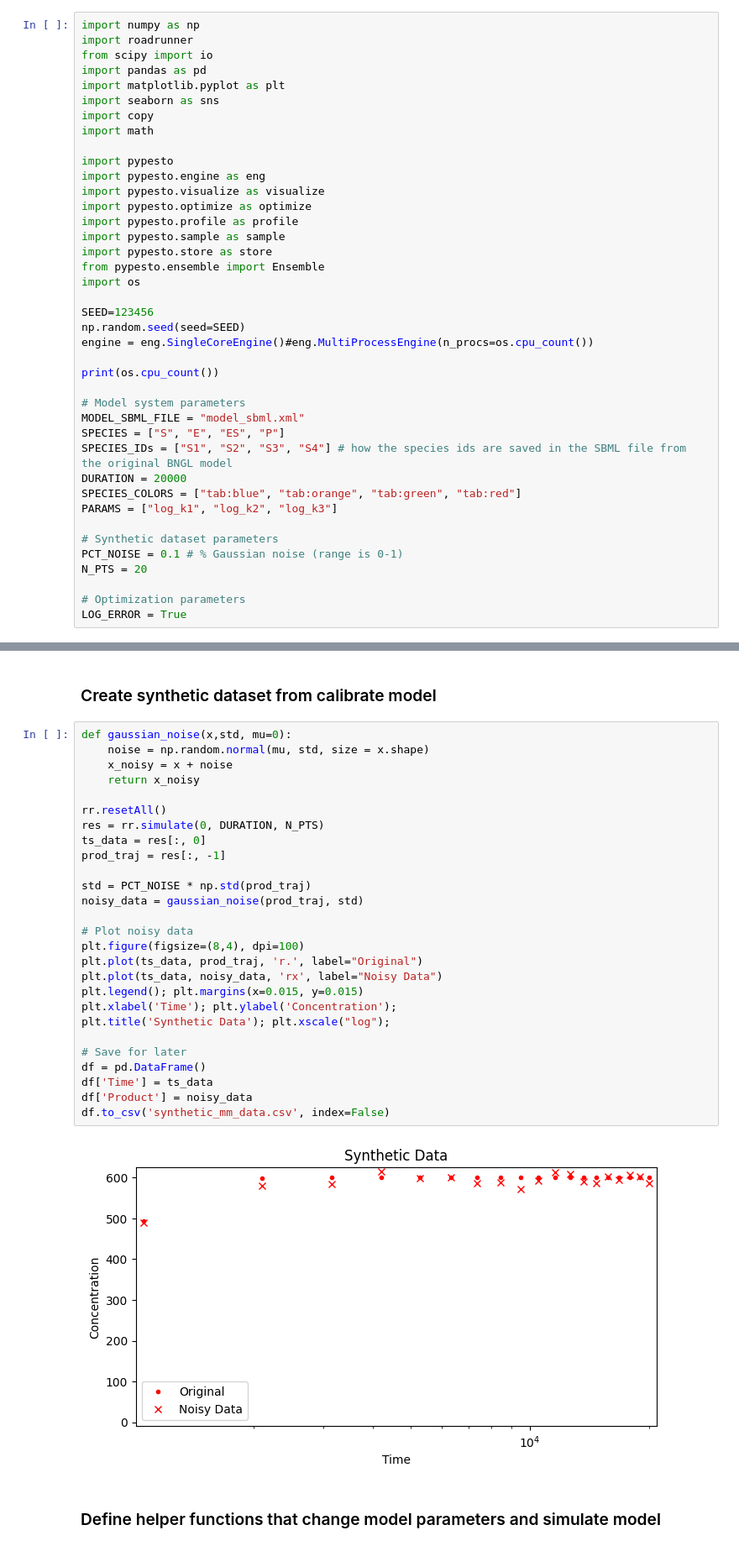
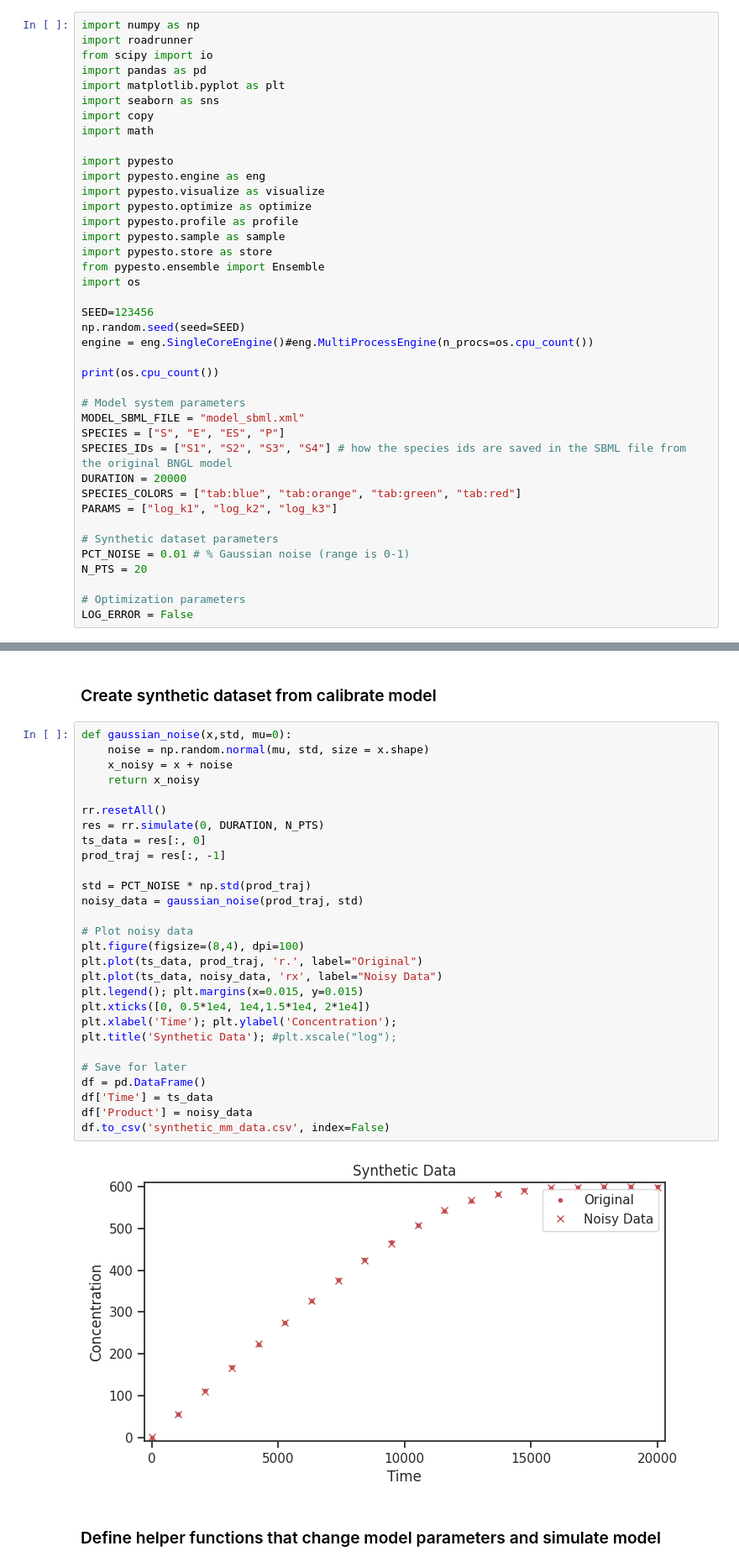
Before and after one commit to LarkinIt/ModelCalibrationExamples, a Jupyter notebook: Michaelis-Menten/mm_example.ipynb, the cells around one changed output, grey strips where cells are left out. Shown at 84% size. Saved outputs shown, nothing was run; the diff lists cells and outputs as text.

Commit message:
Better MM data, MCMC still buggy

```diff
--- a/Michaelis-Menten/mm_example.ipynb
+++ b/Michaelis-Menten/mm_example.ipynb
@@ -54,11 +54,11 @@ SPECIES_COLORS = ["tab:blue", "tab:orange", "tab:green", "tab:red"]
 PARAMS = ["log_k1", "log_k2", "log_k3"]
 
 # Synthetic dataset parameters
-PCT_NOISE = 0.1 # % Gaussian noise (range is 0-1)
+PCT_NOISE = 0.01 # % Gaussian noise (range is 0-1)
 N_PTS = 20
 
 # Optimization parameters
-LOG_ERROR = True
+LOG_ERROR = False
 # %% [output]
 8
 # %% [markdown]
@@ -88,32 +88,33 @@ plt.title(title); plt.xscale("log");
 # %%
 def gaussian_noise(x,std, mu=0):
     noise = np.random.normal(mu, std, size = x.shape)
     x_noisy = x + noise
     return x_noisy
 
 rr.resetAll()
 res = rr.simulate(0, DURATION, N_PTS)
 ts_data = res[:, 0]
 prod_traj = res[:, -1]
 
 std = PCT_NOISE * np.std(prod_traj)
 noisy_data = gaussian_noise(prod_traj, std)
 
 # Plot noisy data
 plt.figure(figsize=(8,4), dpi=100)
 plt.plot(ts_data, prod_traj, 'r.', label="Original")
 plt.plot(ts_data, noisy_data, 'rx', label="Noisy Data")
 plt.legend(); plt.margins(x=0.015, y=0.015)
+plt.xticks([0, 0.5*1e4, 1e4,1.5*1e4, 2*1e4])
 plt.xlabel('Time'); plt.ylabel('Concentration');
-plt.title('Synthetic Data'); plt.xscale("log");
+plt.title('Synthetic Data'); #plt.xscale("log");
 
 # Save for later
 df = pd.DataFrame()
 df['Time'] = ts_data
 df['Product'] = noisy_data
 df.to_csv('synthetic_mm_data.csv', index=False)
 # %% [output]
-[figure, old version]
+[figure, new version]
 # %% [markdown]
 ### Define helper functions that change model parameters and simulate model
 # %%
```
Also changed, not shown: parts of 19 cells of this notebook, 2 other files.
